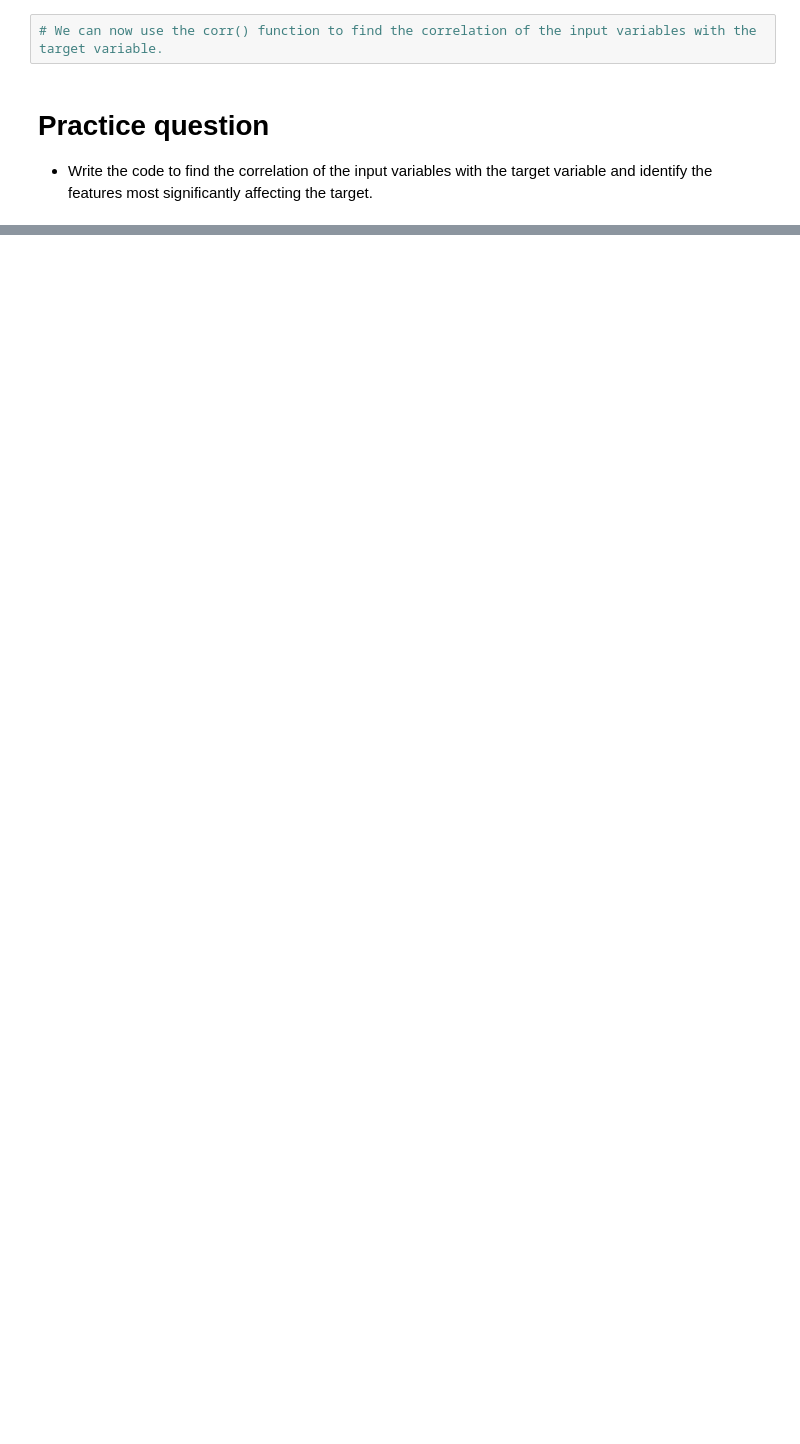
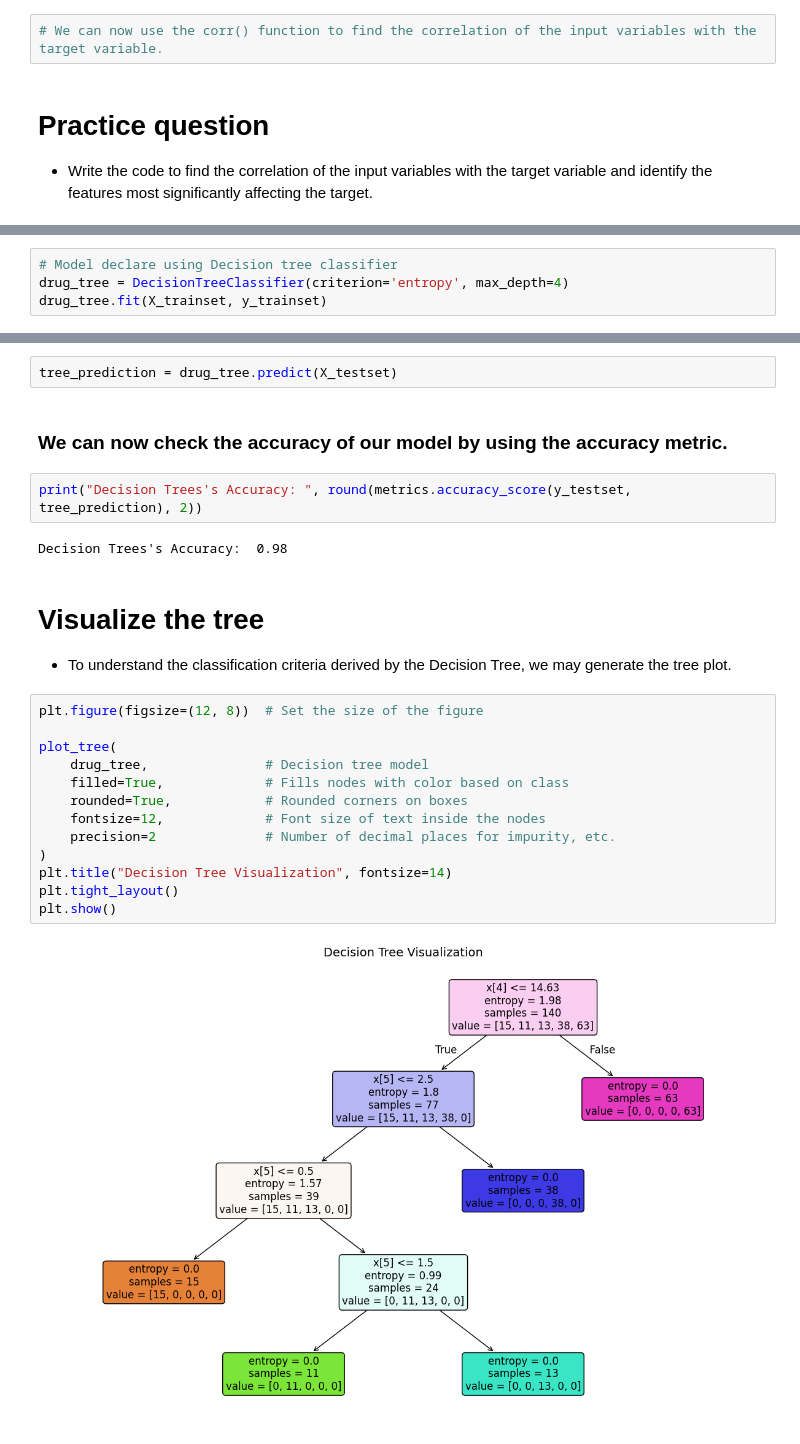
Before and after one commit to Hasan082/AI_and_Machine_learning, a Jupyter notebook: machien_learning/Classification and Regression/Decision_Trees.ipynb, the cells around one changed output, grey strips where cells are left out. Saved outputs shown, nothing was run; the diff lists cells and outputs as text; blank space fills up the shorter version.

```diff
--- a/machien_learning/Classification and Regression/Decision_Trees.ipynb
+++ b/machien_learning/Classification and Regression/Decision_Trees.ipynb
@@ -151,0 +180,4 @@ Name: drug_num, dtype: float64
+# %%
+# Model declare using Decision tree classifier
+drug_tree = DecisionTreeClassifier(criterion='entropy', max_depth=4)
+drug_tree.fit(X_trainset, y_trainset)
@@ -151,0 +188,26 @@ Name: drug_num, dtype: float64
+# %%
+tree_prediction = drug_tree.predict(X_testset)
+# %% [markdown]
+### We can now check the accuracy of our model by using the accuracy metric.
+# %%
+print("Decision Trees's Accuracy: ", round(metrics.accuracy_score(y_testset, tree_prediction), 2))
+# %% [output]
+Decision Trees's Accuracy:  0.98
+# %% [markdown]
+# Visualize the tree
+- To understand the classification criteria derived by the Decision Tree, we may generate the tree plot.
+# %%
+plt.figure(figsize=(12, 8))  # Set the size of the figure
+
+plot_tree(
+    drug_tree,               # Decision tree model
+    filled=True,             # Fills nodes with color based on class
+    rounded=True,            # Rounded corners on boxes
+    fontsize=12,             # Font size of text inside the nodes
+    precision=2              # Number of decimal places for impurity, etc.
+)
+plt.title("Decision Tree Visualization", fontsize=14)
+plt.tight_layout()
+plt.show()
+# %% [output]
+[figure, added]
```
Also changed, not shown: parts of 12 cells of this notebook.
